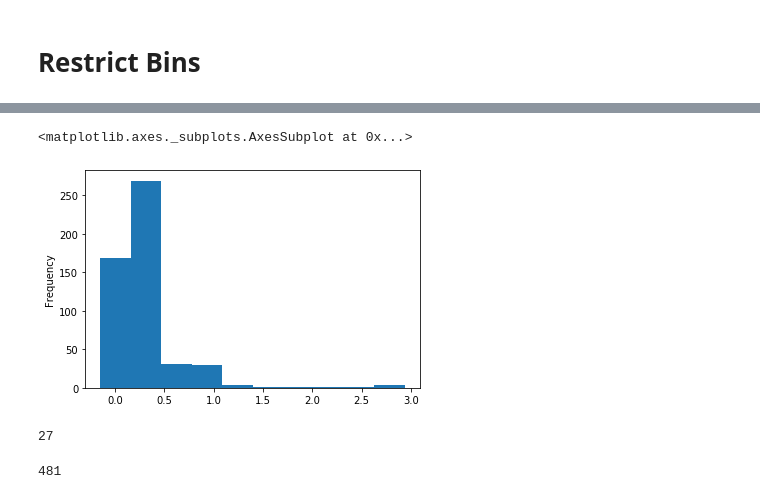
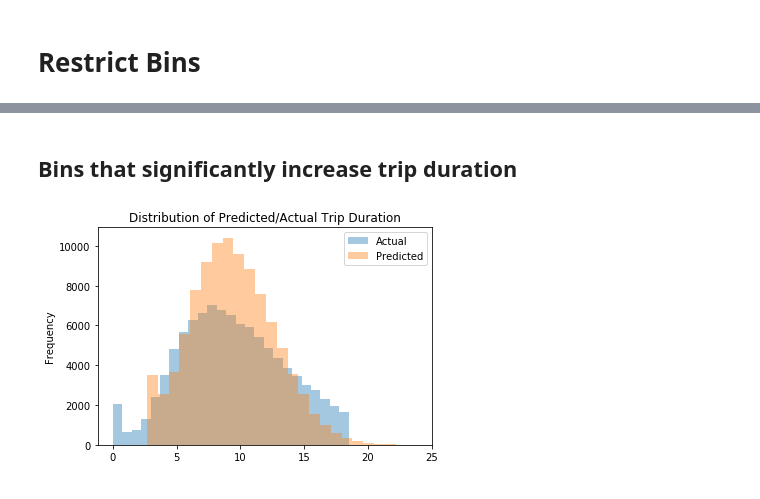
Before and after one commit to monicalashay/Database-Management-Project, a Jupyter notebook: Binning.ipynb, the cells around one changed output, grey strips where cells are left out. Drawn from its saved outputs; the diff is of its cells as text; code cells hidden in the pictures.

Commit message:
More Regression Bins

```diff
--- a/Binning.ipynb
+++ b/Binning.ipynb
@@ -82,5 +43,0 @@ Wall time: 9min 17s
-# %%
-%%time
-for count, coordinate in enumerate(y_restrict):
-    df['y_' + str(coordinate)] = df['y_bin'].apply(coor_map, coordinate = coordinate)
-    print(count/len(y_restrict))
@@ -125,5 +44,13 @@ X = df.iloc[:,3:]
+# %%
+y = df['duration']
+#take 1000 most traveled grid locations (mostly a time concern)
+X = df.iloc[:,3:1000]
+
+#take a sample of trips
+X_train = X.iloc[:100000]
+y_train = y.iloc[:100000]
 # %%
 from sklearn.linear_model import LinearRegression
-reg = LinearRegression().fit(X, y)
-reg.score(X, y)
+reg = LinearRegression().fit(X_train, y_train)
+reg.score(X_train, y_train)
 # %% [output]
@@ -145,0 +58,2 @@ lasso.score(X, y)
+# %%
+y_pred = reg.predict(X_train)
@@ -146,3 +74,5 @@ lasso.score(X, y)
+# %% [markdown]
+## Bins that significantly increase trip duration
 # %%
 coef_df = pd.DataFrame(zip(reg.coef_, X.columns), columns = ['coef', 'bin'])
 # %%
@@ -151,13 +81,11 @@ import matplotlib as plt
-# %%
-coef_df['coef'].plot(kind = 'hist')
-# %% [output]
-<matplotlib.axes._subplots.AxesSubplot at 0x...>
-[figure, removed]
-# %%
-len(coef_df[coef_df.coef < 0])
-# %% [output]
-27
-# %%
-len(coef_df[coef_df.coef >  0])
-# %% [output]
-481
+# %%
+alpha = .4
+bin_num = 25
+y_train.plot(kind = 'hist', label = 'Actual', alpha = alpha, bins = bin_num)
+plt.hist(y_pred, label = 'Predicted', alpha = alpha, bins = bin_num)
+plt.title('Distribution of Predicted/Actual Trip Duration')
+plt.legend()
+plt.savefig('duration.png', dpi = 500)
+plt.show()
+# %% [output]
+[figure, added]
```
Also changed, not shown: parts of 22 cells of this notebook, 3 other files.
